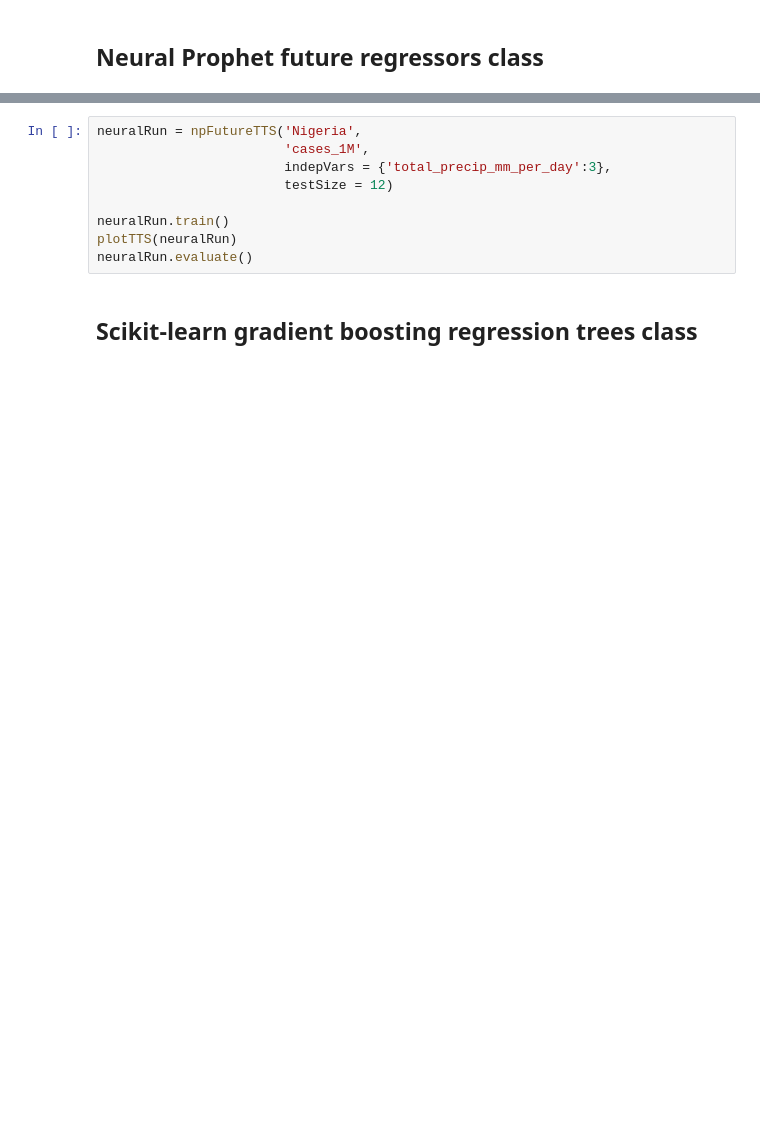
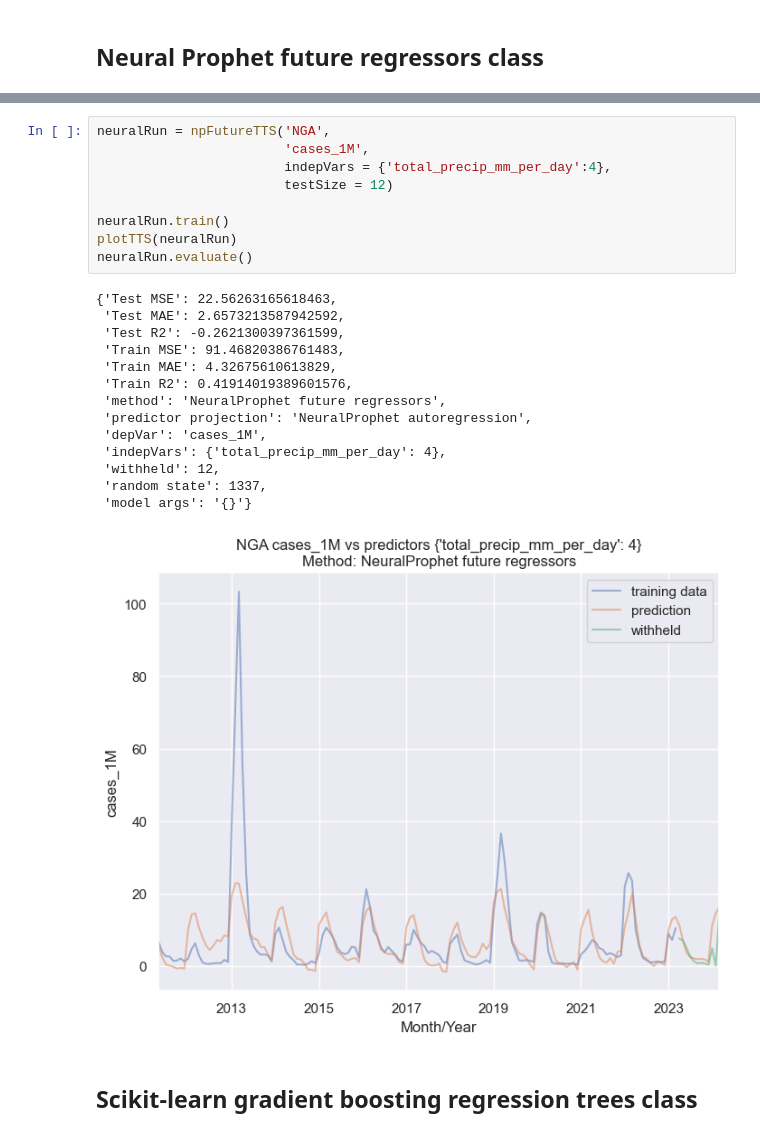
Before and after one commit to concentricbyginkgo/measles_forecasting, a Jupyter notebook: forecast_model/TTSEvalWithCode.ipynb, the cells around one changed output, grey strips where cells are left out. Drawn from its saved outputs; the diff is of its cells as text; blank space fills up the shorter version.

```diff
--- a/forecast_model/TTSEvalWithCode.ipynb
+++ b/forecast_model/TTSEvalWithCode.ipynb
@@ -463,14 +532,29 @@ class npFutureTTS:
         results.update(modelParams)
         return results
 # %%
-neuralRun = npFutureTTS('Nigeria',
+neuralRun = npFutureTTS('NGA',
                         'cases_1M',
-                        indepVars = {'total_precip_mm_per_day':3},
+                        indepVars = {'total_precip_mm_per_day':4},
                         testSize = 12)
 
 neuralRun.train()
 plotTTS(neuralRun)
 neuralRun.evaluate()
+# %% [output]
+{'Test MSE': 22.56263165618463,
+ 'Test MAE': 2.6573213587942592,
+ 'Test R2': -0.2621300397361599,
+ 'Train MSE': 91.46820386761483,
+ 'Train MAE': 4.32675610613829,
+ 'Train R2': 0.41914019389601576,
+ 'method': 'NeuralProphet future regressors',
+ 'predictor projection': 'NeuralProphet autoregression',
+ 'depVar': 'cases_1M',
+ 'indepVars': {'total_precip_mm_per_day': 4},
+ 'withheld': 12,
+ 'random state': 1337,
+ 'model args': '{}'}
+[figure, added]
 # %% [markdown]
 ## Scikit-learn gradient boosting regression trees class
 # %%
```
Also changed, not shown: parts of 20 cells of this notebook, 5 other files.
